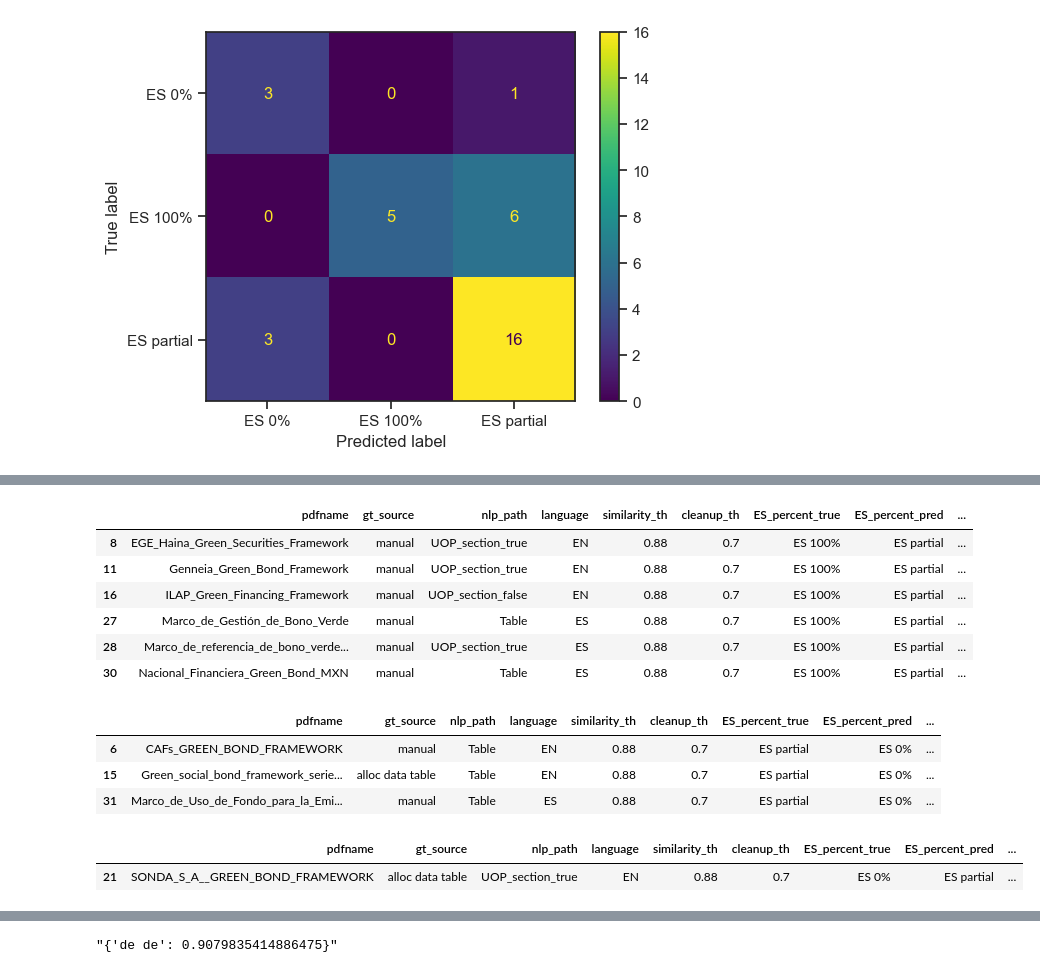
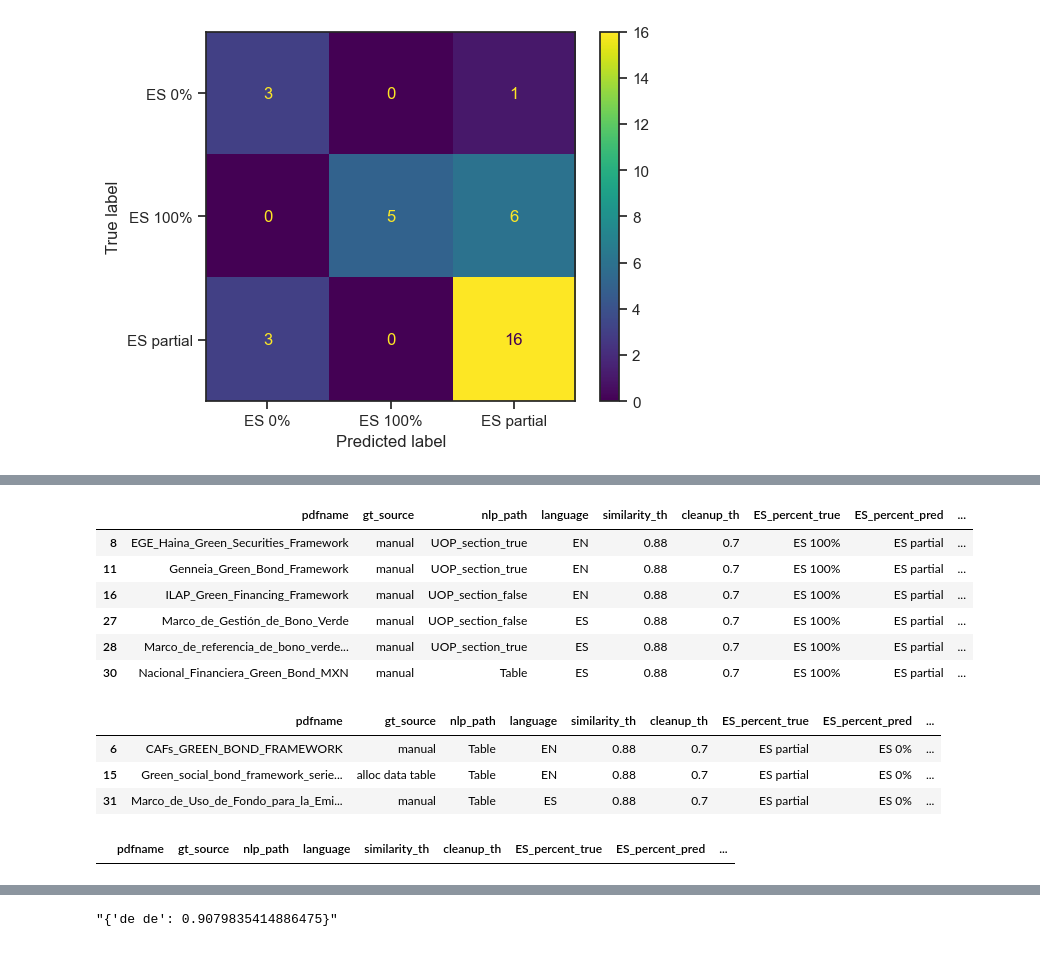
Before and after one commit to emw9805-notabot/ADSCert_project_Watson, a Jupyter notebook: Eval_metrics_V4.ipynb, the cells around one changed output, grey strips where cells are left out. Drawn from its saved outputs; the diff is of its cells as text; code cells hidden in the pictures.

```diff
--- a/Eval_metrics_V4.ipynb
+++ b/Eval_metrics_V4.ipynb
@@ -240,6 +243,17 @@ for r in pred_train_df_v6.itertuples(index=False):
     elif r.ES_partial:
         ES_percent_pred.append('ES partial')
 pred_train_df_v6['ES_percent_pred'] = ES_percent_pred
+# %%
+# create y_pred based on ES percent cols - V6 sim TH = 0.88 & cleanup TH 0.70
+ES_percent_pred = []
+for r in pred_train_df_v7.itertuples(index=False):
+    if r.ES_0_percent:
+        ES_percent_pred.append('ES 0%')
+    elif r.ES_100_percent:
+        ES_percent_pred.append('ES 100%')
+    elif r.ES_partial:
+        ES_percent_pred.append('ES partial')
+pred_train_df_v7['ES_percent_pred'] = ES_percent_pred
 # %%
 # create a dataset containing results for confusion matrix - V4 sim TH = 0.65
 
@@ -311,3 +305,19 @@ conf_mtrx_df
+# %%
+# create a dataset containing results for confusion matrix - V7 sim TH = 0.88 & cleanup TH 0.70
+
+conf_mtrx_df_v7 = pd.DataFrame()
+
+conf_mtrx_df_v7['pdfname'] = pred_train_df_v7['pdfname']
+conf_mtrx_df_v7['gt_source'] = gt_train_df['gt_source']
+conf_mtrx_df_v7['nlp_path'] = pred_train_df_v7['nlp_path']
+conf_mtrx_df_v7['language'] = pred_train_df_v7['language']
+conf_mtrx_df_v7['similarity_th'] = pred_train_df_v7['similarity_threshold']
+conf_mtrx_df_v7['cleanup_th'] = pred_train_df_v7['cleanup_threshold']
+conf_mtrx_df_v7['ES_percent_true'] = gt_train_df['ES_percent_true']
+conf_mtrx_df_v7['ES_percent_pred'] = pred_train_df_v7['ES_percent_pred']
+conf_mtrx_df_v7['num_cats_true'] = gt_train_df['number_of_cats']
+conf_mtrx_df_v7['num_cats_pred'] = pred_train_df_v7['number_of_cats']
+conf_mtrx_df_v7['num_cats_diff'] = conf_mtrx_df_v7['num_cats_true'] - conf_mtrx_df_v7['num_cats_pred']
 # %%
 # create ES Partial TP col based on ES percent cols - V4 sim TH = 0.65
 ES_partial_True_Positives = []
@@ -401,0 +398,10 @@ conf_mtrx_df_v6
+# %%
+# create ES Partial TP col based on ES percent cols - V7 sim TH = 0.88 & cleanup TH 0.70
+ES_partial_True_Positives = []
+for r in conf_mtrx_df_v7.itertuples(index=False):
+    if r.ES_percent_true == 'ES partial' and r.ES_percent_pred == 'ES partial':
+        ES_partial_True_Positives.append(True)
+    else:
+        ES_partial_True_Positives.append(False)
+conf_mtrx_df_v7['ES_partial_True_Positives'] = ES_partial_True_Positives
+conf_mtrx_df_v7['ES_partial_True_Positives'].value_counts()
@@ -477,17 +512,17 @@ plt.show()
 # Coop - problem with period in the ESML list. also problem with la and y in green buildings - limitation of program separates la from noun
 # inspect all 10 and cateogorise into limitations of prog and what that is vs fixable
 # 10 falses - diagnose and would sim th by cat make any diff
-trues = conf_mtrx_df_v6['ES_percent_true'] == 'ES 100%'
-preds = conf_mtrx_df_v6['ES_percent_pred'] == 'ES partial'
+trues = conf_mtrx_df_v7['ES_percent_true'] == 'ES 100%'
+preds = conf_mtrx_df_v7['ES_percent_pred'] == 'ES partial'
 
-ES_100_FNs = conf_mtrx_df_v6[trues & preds]
+ES_100_FNs = conf_mtrx_df_v7[trues & preds]
 ES_100_FNs
 # %% [output]
 |  | pdfname | gt_source | nlp_path | language | similarity_th | cleanup_th | ES_percent_true | ES_percent_pred | ... |
 | 8 | EGE_Haina_Green_Securities_Framework | manual | UOP_section_true | EN | 0.88 | 0.7 | ES 100% | ES partial | ... |
 | 11 | Genneia_Green_Bond_Framework | manual | UOP_section_true | EN | 0.88 | 0.7 | ES 100% | ES partial | ... |
 | 16 | ILAP_Green_Financing_Framework | manual | UOP_section_false | EN | 0.88 | 0.7 | ES 100% | ES partial | ... |
-| 27 | Marco_de_Gestión_de_Bono_Verde | manual | Table | ES | 0.88 | 0.7 | ES 100% | ES partial | ... |
+| 27 | Marco_de_Gestión_de_Bono_Verde | manual | UOP_section_false | ES | 0.88 | 0.7 | ES 100% | ES partial | ... |
 | 28 | Marco_de_referencia_de_bono_verde... | manual | UOP_section_true | ES | 0.88 | 0.7 | ES 100% | ES partial | ... |
 | 30 | Nacional_Financiera_Green_Bond_MXN | manual | Table | ES | 0.88 | 0.7 | ES 100% | ES partial | ... |
 # %%
@@ -504,11 +539,10 @@ ES_partial_FNs
 | 31 | Marco_de_Uso_de_Fondo_para_la_Emi... | manual | Table | ES | 0.88 | 0.7 | ES partial | ES 0% | ... |
 # %%
 # breakdown of ES 0% FNs
-trues = conf_mtrx_df_v6['ES_percent_true'] == 'ES 0%'
-preds = conf_mtrx_df_v6['ES_percent_pred'] == 'ES partial'
+trues = conf_mtrx_df_v7['ES_percent_true'] == 'ES 0%'
+preds = conf_mtrx_df_v7['ES_percent_pred'] == 'ES partial'
 
-ES_0_FNs = conf_mtrx_df_v6[trues & preds]
+ES_0_FNs = conf_mtrx_df_v7[trues & preds]
 ES_0_FNs
 # %% [output]
 |  | pdfname | gt_source | nlp_path | language | similarity_th | cleanup_th | ES_percent_true | ES_percent_pred | ... |
-| 21 | SONDA_S_A__GREEN_BOND_FRAMEWORK | alloc data table | UOP_section_true | EN | 0.88 | 0.7 | ES 0% | ES partial | ... |
```
Also changed, not shown: parts of 22 cells of this notebook, 7 other files.
